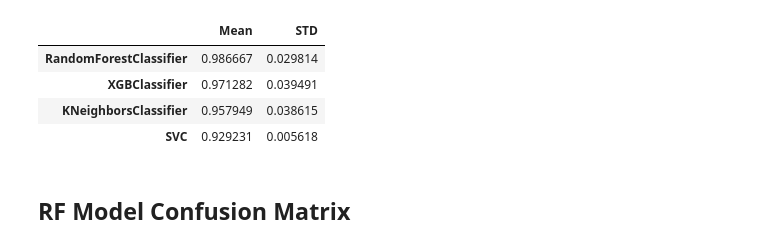
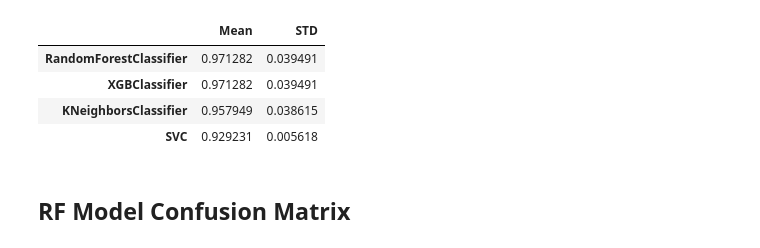
Before and after one commit to stefkim/Game_of_Thrones_Battles_Analysis_and_Prediction, a Jupyter notebook: baseline_model.ipynb, the cells around one changed output. Cells and saved outputs as stored; diff of their text form; code cells hidden in the pictures.

```diff
--- a/baseline_model.ipynb
+++ b/baseline_model.ipynb
@@ -46,31 +35,30 @@ np.random.seed(42)
 # %%
+np.random.seed(1772023)
 scaler = StandardScaler()
-
 impute_estimator = DecisionTreeRegressor(max_features='sqrt', random_state=0)
 imputer = IterativeImputer(random_state=0, estimator=impute_estimator)
-
 cv = StratifiedKFold(n_splits=5, random_state=0, shuffle=True)
 
 classifier = [
     RandomForestClassifier(),
     SVC(),
     XGBClassifier(),
     KNeighborsClassifier()
 ]
 
 scores = pd.DataFrame()
 for cf in classifier:
-    model = make_pipeline(scaler,imputer,cf)
-    scores[cf.__class__.__name__] = cross_val_score(model, X,y, scoring='f1', cv=cv, n_jobs=-1)
+    pipeline = make_pipeline(scaler,imputer,cf)
+    scores[cf.__class__.__name__] = cross_val_score(pipeline, X,y, scoring="f1", cv=cv, n_jobs=-1)
 #     print(cf.__class__.__name__, scores[cf.__class__.__name__].mean())
-#
+
 f1_scores = pd.concat([scores.mean(), scores.std()],
                 keys=['Mean', 'STD'], axis=1
                 )
 f1_scores.sort_values(by='Mean',ascending=False)
 # %% [output]
 |  | Mean | STD |
-| RandomForestClassifier | 0.986667 | 0.029814 |
+| RandomForestClassifier | 0.971282 | 0.039491 |
 | XGBClassifier | 0.971282 | 0.039491 |
 | KNeighborsClassifier | 0.957949 | 0.038615 |
 | SVC | 0.929231 | 0.005618 |
```
Also changed, not shown: parts of 7 cells of this notebook, 4 other files.
